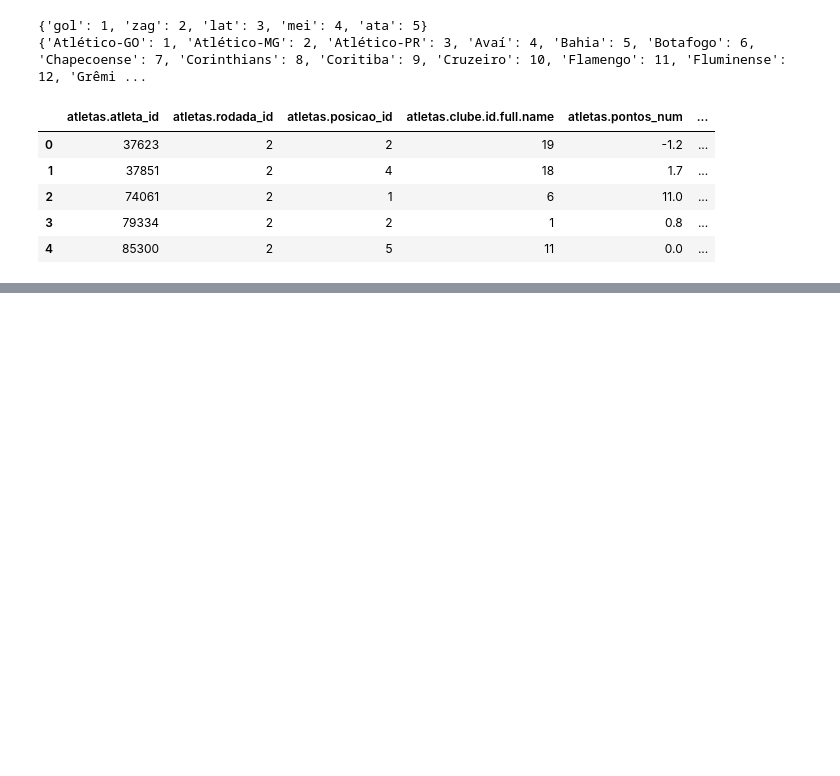
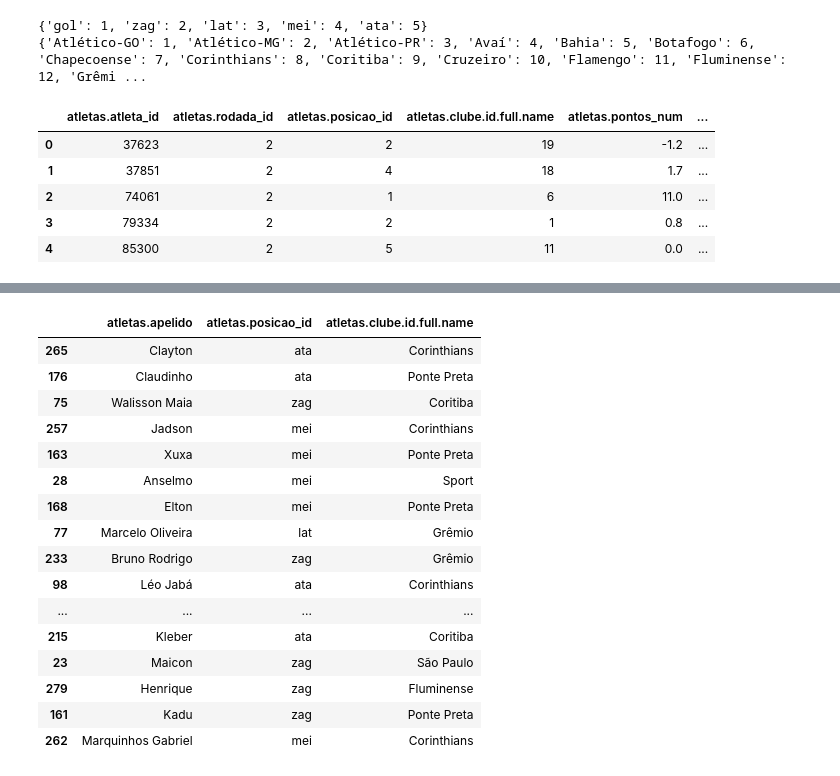
Before and after one commit to henriquepgomide/caRtola, a Jupyter notebook: lib/python/Samples Creator.ipynb, the cells around one changed output, grey strips where cells are left out. Cells and saved outputs as stored; diff of their text form; code cells hidden in the pictures; blank space fills up the shorter version.

```diff
--- a/lib/python/Samples Creator.ipynb
+++ b/lib/python/Samples Creator.ipynb
@@ -329,0 +520,41 @@ df_samples.to_csv('../../db/2017/cartola_2017_samples.csv', index=False)
+# %%
+df_test = pd.read_csv('../../db/2017/cartola_2017_scouts.csv')
+reg = pkl.load(open('../../lib/python/models/nn1.pkl', 'rb'))
+# %%
+def to_samples(df):
+    df_samples = df[cols_info + cols_of_interest]
+    df_samples['casa'] = df_samples['casa'].map({'Casa':1, 'Fora':0})
+    df_samples['atletas.clube.id.full.name'] = df_samples['atletas.clube.id.full.name'].map(dict_teams(to_int=True))
+    df_samples['opponent'] = df_samples['opponent'].map(dict_teams(to_int=True))
+    df_samples['atletas.posicao_id'] = df_samples['atletas.posicao_id'].map(dict_positions(to_int=True))
+    df_samples.reset_index(drop=True, inplace=True)
+    return df_samples
+# %%
+def predict_best_players(df_samples, reg, n_players=11):
+    samples = df_samples[df_samples.columns.difference(['atletas.atleta_id', 'atletas.rodada_id'])].values.astype(np.float64)
+
+    pred = reg.predict(samples)
+    best_indexes = pred.argsort()[-n_players:]
+    return df_samples.loc[best_indexes]
+# %%
+df_samples = to_samples(df_test[df_test['atletas.rodada_id'] == 10])
+df_players = predict_best_players(df_samples, reg, n_players=25)
+df_test.loc[df_players.index][['atletas.apelido', 'atletas.posicao_id', 'atletas.clube.id.full.name']]
+# %% [output]
+|  | atletas.apelido | atletas.posicao_id | atletas.clube.id.full.name |
+| 265 | Clayton | ata | Corinthians |
+| 176 | Claudinho | ata | Ponte Preta |
+| 75 | Walisson Maia | zag | Coritiba |
+| 257 | Jadson | mei | Corinthians |
+| 163 | Xuxa | mei | Ponte Preta |
+| 28 | Anselmo | mei | Sport |
+| 168 | Elton | mei | Ponte Preta |
+| 77 | Marcelo Oliveira | lat | Grêmio |
+| 233 | Bruno Rodrigo | zag | Grêmio |
+| 98 | Léo Jabá | ata | Corinthians |
+| ... | ... | ... | ... |
+| 215 | Kleber | ata | Coritiba |
+| 23 | Maicon | zag | São Paulo |
+| 279 | Henrique | zag | Fluminense |
+| 161 | Kadu | zag | Ponte Preta |
+| 262 | Marquinhos Gabriel | mei | Corinthians |
```
Also changed, not shown: parts of 15 cells of this notebook, 3 other files.
